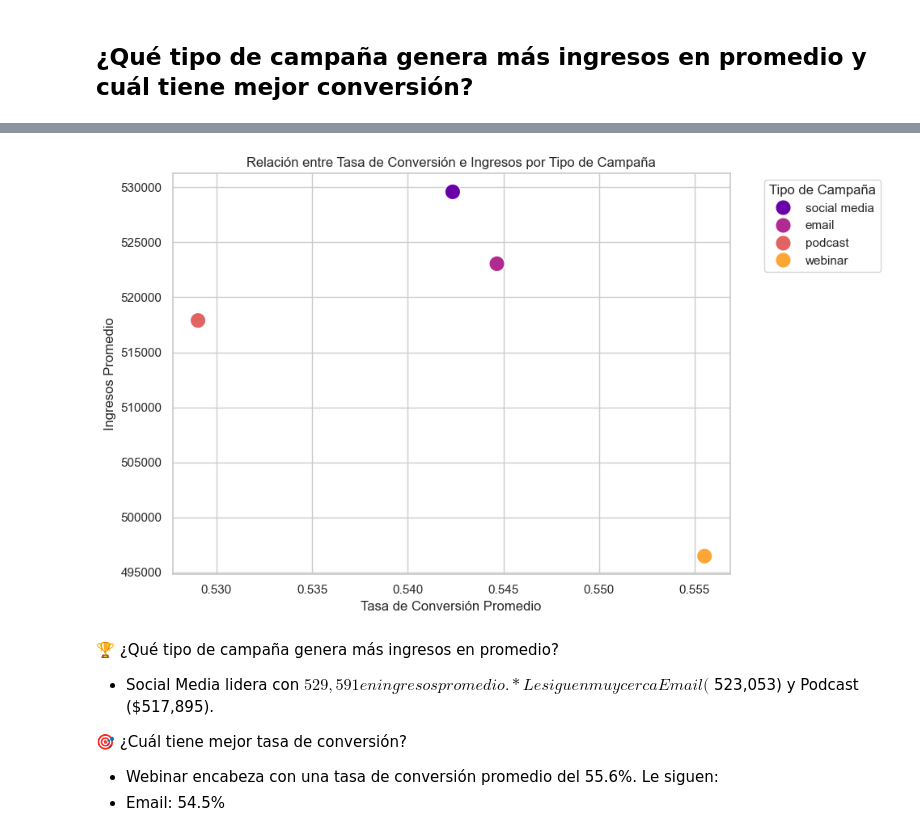
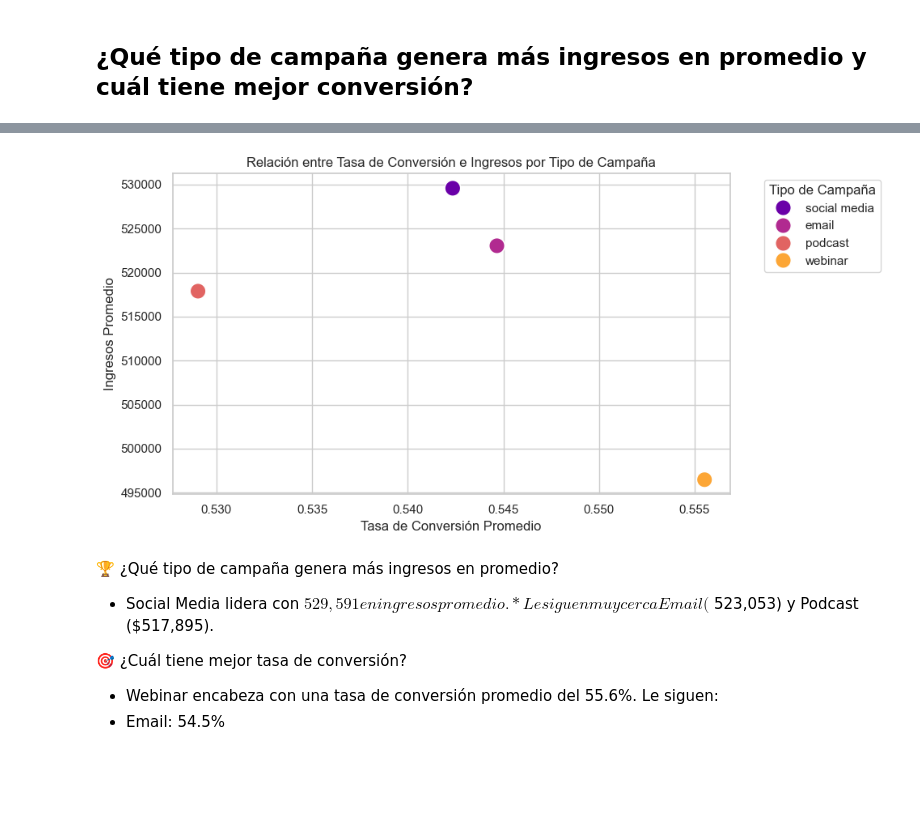
Before and after one commit to PabloBdL/Marketing, a Jupyter notebook: notebooks/02_data_analysis.ipynb, the cells around one changed output, grey strips where cells are left out. Saved outputs shown, nothing was run; the diff lists cells and outputs as text; code cells hidden in the pictures; blank space fills up the shorter version.

```diff
--- a/notebooks/02_data_analysis.ipynb
+++ b/notebooks/02_data_analysis.ipynb
@@ -162,16 +162,16 @@ plt.show()
 # %%
 # Visualización: Diagrama de dispersión entre tasa de conversión e ingresos
-plt.figure(figsize=(10, 6))
+plt.figure(figsize=(10, 5))
 sns.scatterplot(data=campaign_summary, x="conversion_rate", y="revenue", hue="type", s=200, palette=palette_colors, legend=True)
 plt.title("Relación entre Tasa de Conversión e Ingresos por Tipo de Campaña")
 plt.xlabel("Tasa de Conversión Promedio")
 plt.ylabel("Ingresos Promedio")
 plt.legend(title="Tipo de Campaña", bbox_to_anchor=(1.05, 1), loc='upper left')
 plt.tight_layout()
-plt.savefig("../img/channes_revenue-conversion_rate.jpg")
+plt.savefig("../img/channel_revenue-conversion_rate.jpg")
 plt.show()
 # %% [output]
-[figure, old version]
+[figure, new version]
 # %% [markdown]
 🏆 ¿Qué tipo de campaña genera más ingresos en promedio?
 * Social Media lidera con $529,591 en ingresos promedio.
```
Also changed, not shown: parts of 31 cells of this notebook, 23 other files.
